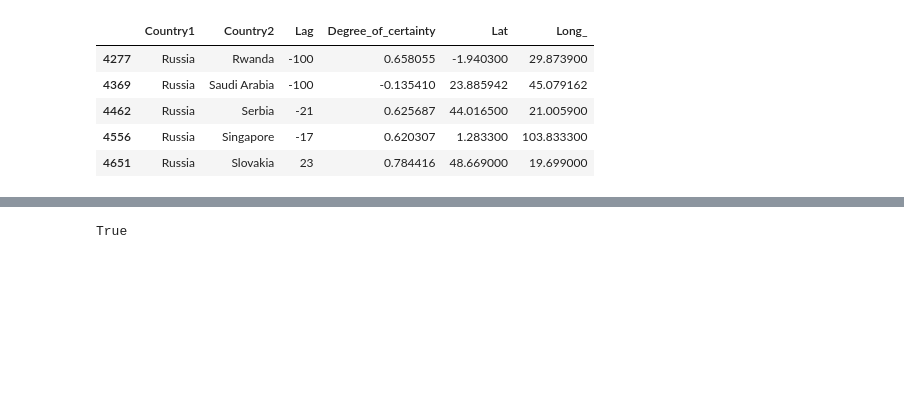
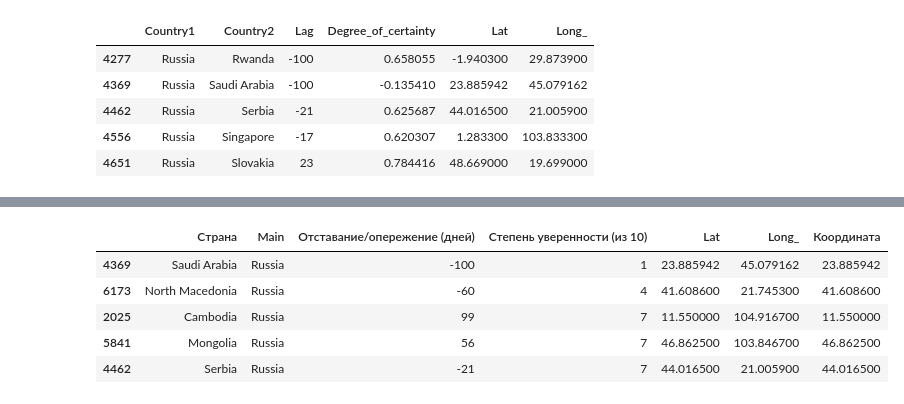
Before and after one commit to comptech-winter-school/covid19-prediction, a Jupyter notebook: Create_Vizual_Ds.ipynb, the cells around one changed output, grey strips where cells are left out. Drawn from its saved outputs; the diff is of its cells as text; code cells hidden in the pictures; blank space fills up the shorter version.

```diff
--- a/Create_Vizual_Ds.ipynb
+++ b/Create_Vizual_Ds.ipynb
@@ -75,6 +99,11 @@ rus1.to_csv('Rus_Top.csv')
+# %%
+Country_list.sample(5)
+# %% [output]
+|  | Cтрана | Main | Отставание/опережение (дней) | Степень уверенности (из 10) | Lat | Long_ | Координата |
+| 4369 | Saudi Arabia | Russia | -100 | 1 | 23.885942 | 45.079162 | 23.885942 |
+| 6173 | North Macedonia | Russia | -60 | 4 | 41.608600 | 21.745300 | 41.608600 |
+| 2025 | Cambodia | Russia | 99 | 7 | 11.550000 | 104.916700 | 11.550000 |
+| 5841 | Mongolia | Russia | 56 | 7 | 46.862500 | 103.846700 | 46.862500 |
+| 4462 | Serbia | Russia | -21 | 7 | 44.016500 | 21.005900 | 44.016500 |
 # %%
 Country_list.to_csv('Russia_relations.csv')
-# %%
-any(coords["COUNTRYAFF"] == "Russian Federation")
-# %% [output]
-True
```
Also changed, not shown: parts of 16 cells of this notebook.
